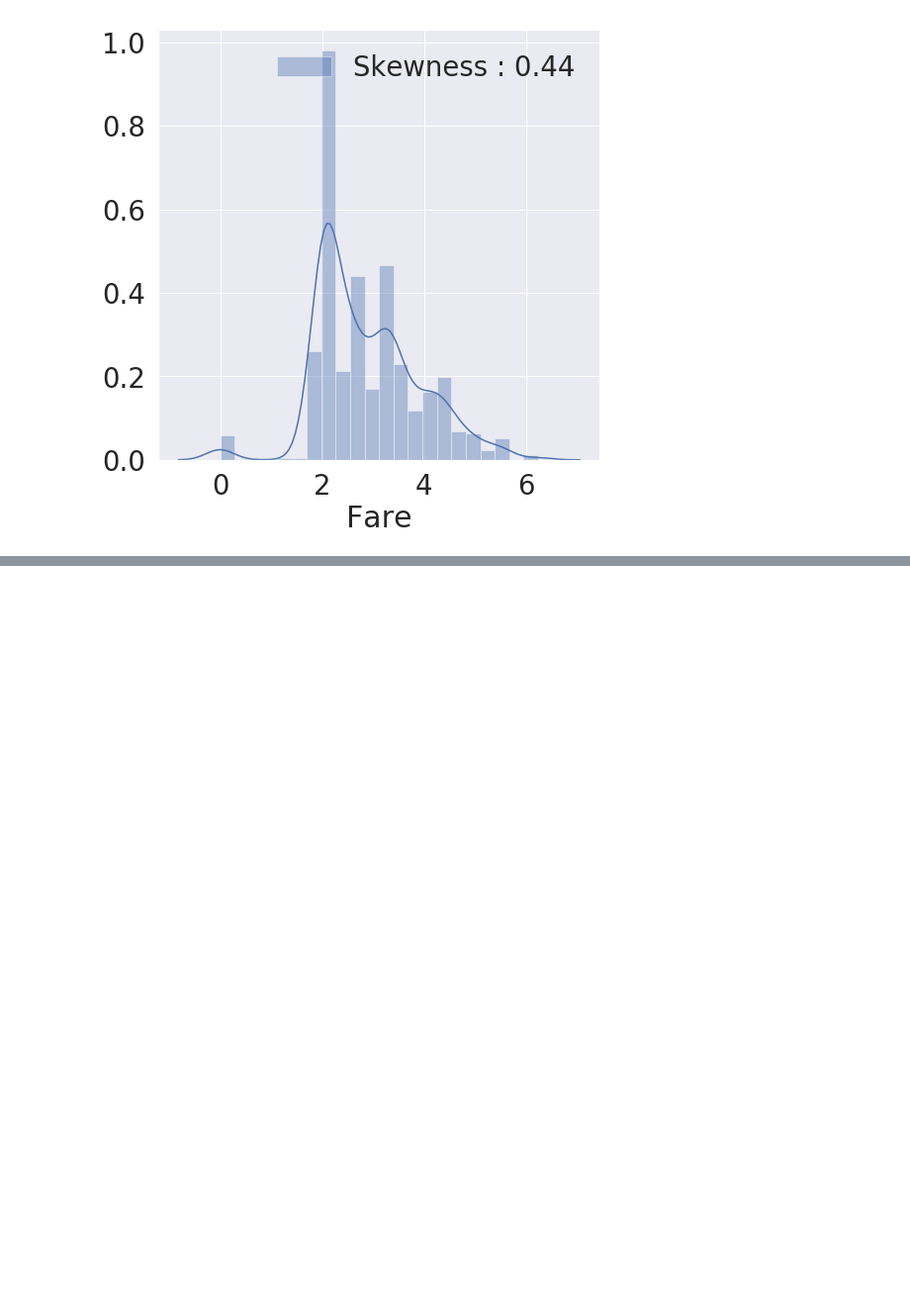
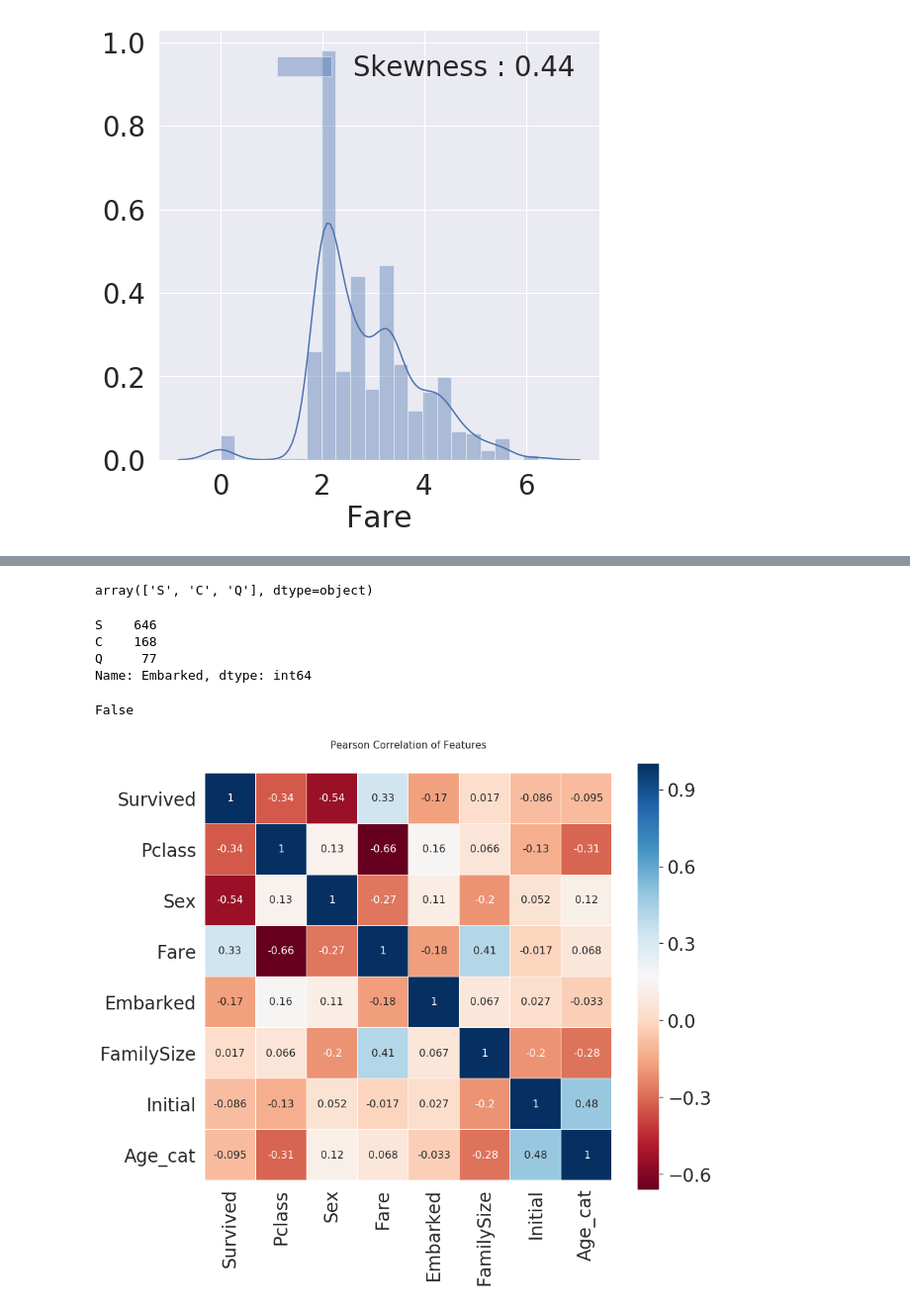
Before and after one commit to jihyunjeongme/data-analysis-kaggle, a Jupyter notebook: [Kaggle_Titanic]_EDA_To_prediction(DieTanic).ipynb, the cells around one changed output, grey strips where cells are left out. Shown at 99% size. Drawn from its saved outputs; the diff is of its cells as text; code cells hidden in the pictures; blank space fills up the shorter version.

```diff
--- a/[Kaggle_Titanic]_EDA_To_prediction(DieTanic).ipynb
+++ b/[Kaggle_Titanic]_EDA_To_prediction(DieTanic).ipynb
@@ -432,0 +622,70 @@ Name: Ticket, Length: 681, dtype: int64
+# %%
+# 3.3 Change Initial, Embakred and Sex(string to numerical)
+
+# 현재 Initial은 Mr, Mrs, Miss, Master, Other 총 5개로 이루어져 있습니다.
+# 이러 카테고리로 표현되어져 있는 데이터를 모델에 인풋으로 넣어줄 떄 우리가 해야 할 것은 먼저
+# 컴퓨터가 인식할 수 있도록 수치화 시켜야 합니다.
+
+# map method를 가지고 간단히 할 수 있습니다.
+# 사전 순서대로 정리하여 mapping 하겠습니다.
+
+df_train['Initial'] = df_train['Initial'].map({'Master': 0, 'Miss': 1, 'Mr':2,
+                                               'Mrs':3, 'Other':4})
+df_test['Initial'] = df_test['Initial'].map({'Master': 0, 'Miss': 1, 'Mr': 2,
+                                             'Mrs': 3, 'Other': 4})
+# %%
+# Embarked도 C, Q, S로 이루어져 있습니다. map을 이용해 바꿔봅시다.
+# 그러기에 앞서서, 특정 column에 어떤 값들이 있는지 확인해보는 방법을 잠깐 살펴보겠습니다.
+# 간단히 unique() 메소드를 쓰거나, value_counts()를 써서 count까지 보는 방법이 있습니다.
+
+df_train['Embarked'].unique()
+# %% [output]
+array(['S', 'C', 'Q'], dtype=object)
+# %%
+df_train['Embarked'].value_counts()
+# %% [output]
+S    646
+C    168
+Q     77
+Name: Embarked, dtype: int64
+# %%
+# 위 두 방법을 사용해 Embarked가 S, C, Q 세가지로 이루어진 것을 볼 수 있습니다. 이제 map을 사용해봅시다.
+
+df_train['Embarked'] = df_train['Embarked'].map({'C': 0, 'Q': 1, 'S': 2})
+df_test['Embarked'] = df_test['Embarked'].map({'C': 0, 'Q': 1, 'S': 2})
+# %%
+# 한번 Null이 사라졌는지 확인해봅시다. Embarked Coulumn만 가져온 것은 하나의 pandas의 Series 객체이므로,
+# isnull() 메소드를 사용해 Series의 값들이 null 인지 아닌지에 대한 boolean 값을 얻을 수 있습니다.
+# 그리고 이것에 any()를 사용하여, True가 단 하나라도 있을 시(Null이 한개라도 있을 시) True를 반환해주게 됩니다.
+# 우리는 Null을 S로 다 바꿔 주었으므로 False를 얻게 됩니다.
+
+df_train['Embarked'].isnull().any()
+# %% [output]
+False
+# %%
+# Sex도 Femal, male로 이루어져 있습니다. map을 이용해 바꿔봅시다.
+
+df_train['Sex'] = df_train['Sex'].map({'female': 0, 'male': 1})
+df_test['Sex'] = df_test['Sex'].map({'female': 0, 'male': 1})
+# %%
+# 이제 각 feature 간의 상관관계를 한번 보려고 함.
+# 두 변수간의 Pearson correclation을 구하면 (-1, 1) 사이의 값을 얻을 수 있음.
+# -1로 갈 수록 음의 상관관계, 1로 갈수 록 양의 상관관계를 의미, 0은 상관관계가 없다는 것을 의미함.
+
+# 우리는 여러 feature를 가지고 있으니 이를 하나의 maxtrix 형태로 보면 편할 텐데, 이를 heatmap plot이라고 하며,
+# dateframe의 corr() 메소드와 seaborn을 가지고 편하게 그릴 수 있습니다.
+
+heatmap_data = df_train[['Survived', 'Pclass', 'Sex', 'Fare', 'Embarked'
+                         , 'FamilySize', 'Initial', 'Age_cat']]
+
+colormap = plt.cm.RdBu
+plt.figure(figsize=(14, 12))
+plt.title('Pearson Correlation of Features', y=1.05, size=15)
+
+sns.heatmap(heatmap_data.astype(float).corr(), linewidths=0.1, vmax=1.0,
+           square=True, cmap=colormap, linecolor='white', annot=True
+           , annot_kws={"size": 16})
+
+del heatmap_data
+# %% [output]
+[figure, added]
```
Also changed, not shown: parts of 22 cells of this notebook.
